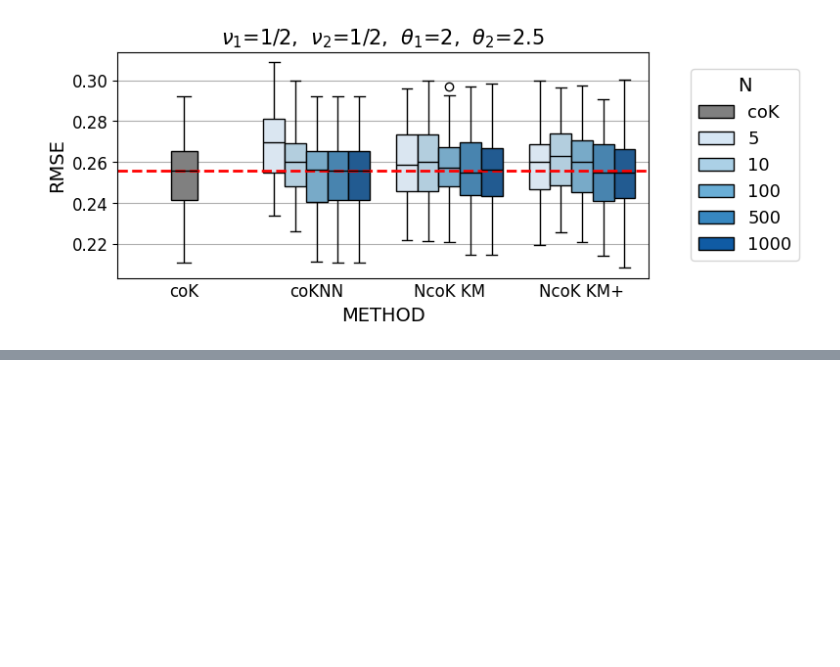
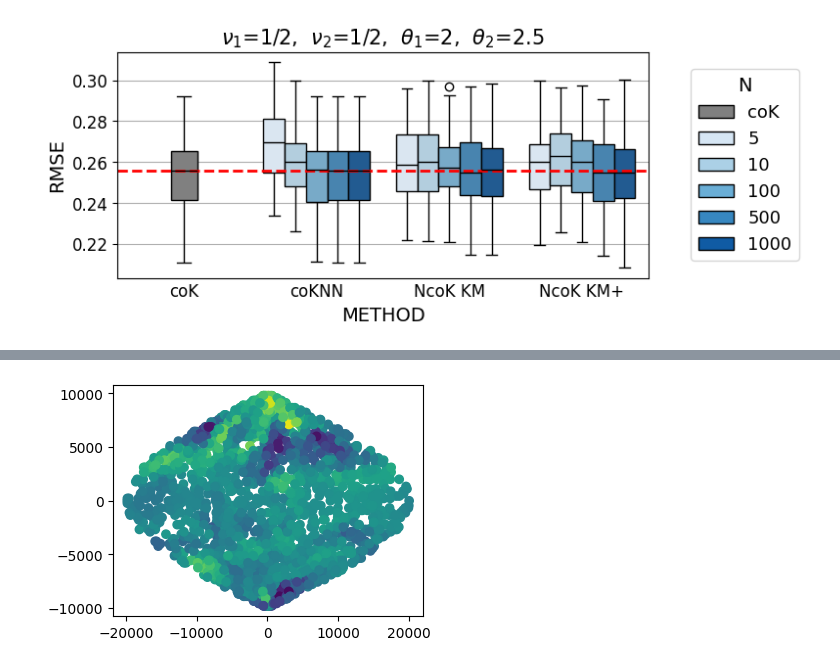
Before and after one commit to AlejandroVillazonG/NestedCoKriging, a Jupyter notebook: graficos.ipynb, the cells around one changed output, grey strips where cells are left out. Saved outputs shown, nothing was run; the diff lists cells and outputs as text; code cells hidden in the pictures; blank space fills up the shorter version.

```diff
--- a/graficos.ipynb
+++ b/graficos.ipynb
@@ -254,0 +322,7 @@ plt.savefig(f'boxplots_{d}_2.png', dpi=200, bbox_inches='tight')
+# %%
+X = pd.read_csv('data.txt', sep=' ').loc[pd.read_csv('index.txt', sep=' ')['x'].values-1, ['x', 'y']].values
+# %%
+plt.figure(figsize=(4,3))
+plt.scatter(X[:,0], X[:,1], c=preds['Y_true']);
+# %% [output]
+[figure, added]
```
Also changed, not shown: parts of 12 cells of this notebook.
